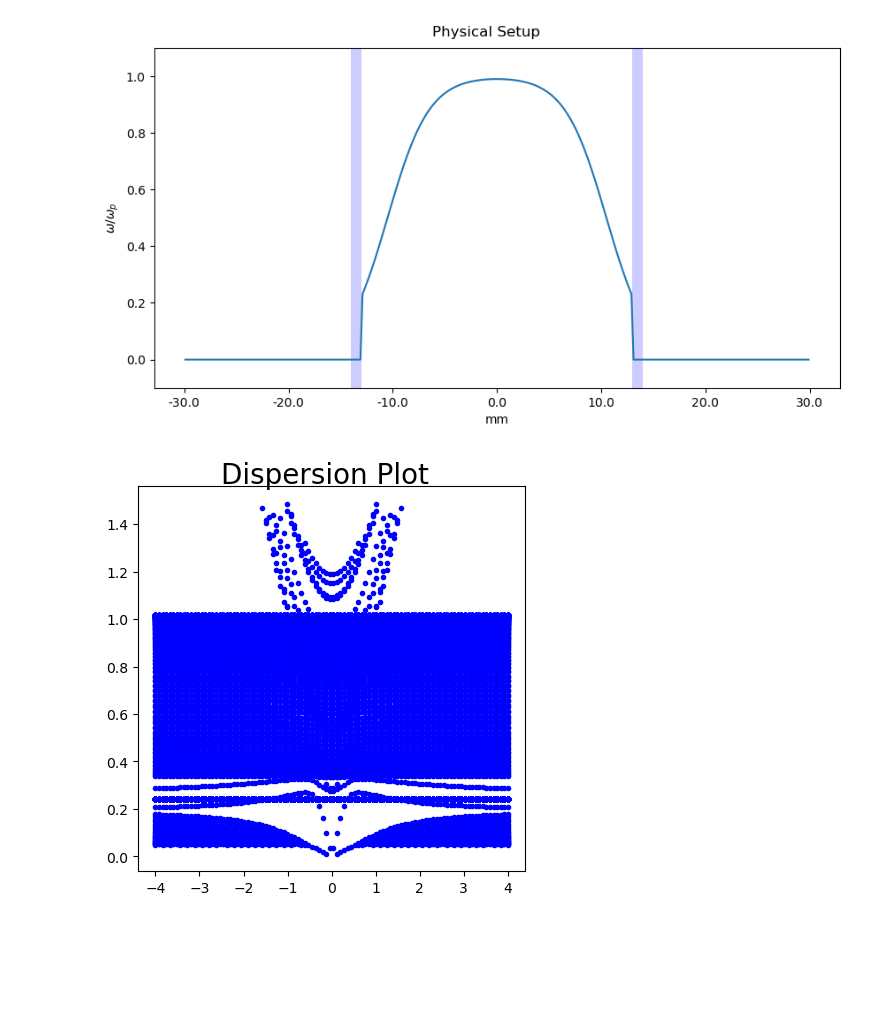
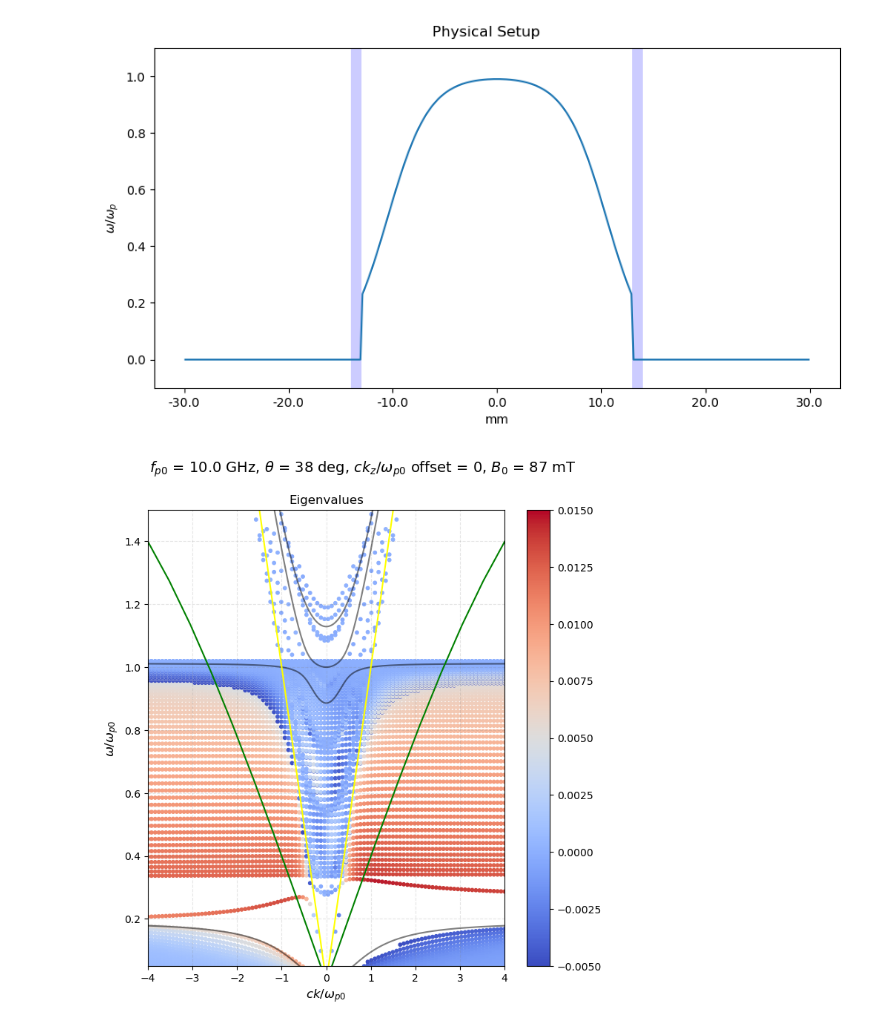
Before and after one commit to declanmz/PlasmaEdgeModes, a Jupyter notebook: EdgePlotting.ipynb, the cells around one changed output. Saved outputs shown, nothing was run; the diff lists cells and outputs as text; code cells hidden in the pictures; blank space fills up the shorter version.

Commit message:
plotting and filtering from JSON code done and working

```diff
--- a/EdgePlotting.ipynb
+++ b/EdgePlotting.ipynb
@@ -75,12 +85,3 @@ plt.ylabel(r'$\omega/\omega_p$')
 plt.show()
 # %% [output]
 [figure]
-# %%
-fig, ax = plt.subplots(1, 1, figsize=(5,5))
-
-fig.suptitle('Dispersion Plot', size=20, y=.93)
-
-for i in range(Nk):
-    ax.plot([k0list[i] for n in evals_list[i]], np.asarray(evals_list[i]).real / wp0, 'b.')
-# %% [output]
-[figure, removed]
@@ -86,0 +125,38 @@ for i in range(Nk):
+# %%
+negAvgColorBound = -5e-3
+posAvgColorBound = 15e-3
+
+fig, axs = plt.subplot_mosaic([['e']],
+                              figsize=(7, 7))
+fig.tight_layout(pad=2)
+fig.suptitle(r'$f_{p0}$' + ' = {} GHz,'.format(fp0 / 1e9) + r' $\theta$ = ' + '{} deg,'.format(thetadegs) + r' $c k_z / \omega_{p0}$ offset'+ r' = {}, $B_0$ = {:.0f} mT'.format(kzoffset, B0 / 1e-3), size=14, y=1.05)
+
+
+axs['e'].set_title('Eigenvalues')
+axs['e'].set_xlabel(r'$c k / \omega_{p0}$', size=12)
+axs['e'].set_ylabel(r'$\omega / \omega_{p0}$', size=12)
+
+
+norm = plt.Normalize(negAvgColorBound, posAvgColorBound)
+for n in range(len(k0list)):
+    sc = axs['e'].scatter([k0list[n] for i in evals_list[n]], evals_list[n].real / wp0, s=10,
+                    c=Eavg_list[n], norm=norm, cmap='coolwarm')
+# axs['e'].scatter(k0list[k0id], evals_list[k0id][eval_n].real / wp0, marker='o', s=20, color='lime') #for highlighting
+axs['e'].grid(color='gray', linestyle='dashed', alpha=0.2)
+axs['e'].set_xlim([k0list[0], k0list[-1]])
+axs['e'].set_ylim([wmin / wp0, wmax / wp0])
+fig.colorbar(sc, ax=axs['e'], orientation='vertical')
+
+#Plot bulk modes as well
+for i in range(len(bulkLines)):
+    axs['e'].plot(k0line, bulkLines[i], color='black', alpha=0.5)
+#the light line
+axs['e'].plot(k0line, lightline, color='yellow')
+
+#Plot waveguide dispersion
+axs['e'].plot(k0waveguide, w0waveguide, color='green')
+axs['e'].plot(-k0waveguide, w0waveguide, color='green')
+
+plt.show()
+# %% [output]
+[figure, added]
```
Also changed, not shown: parts of 3 cells of this notebook, 13 other files.
